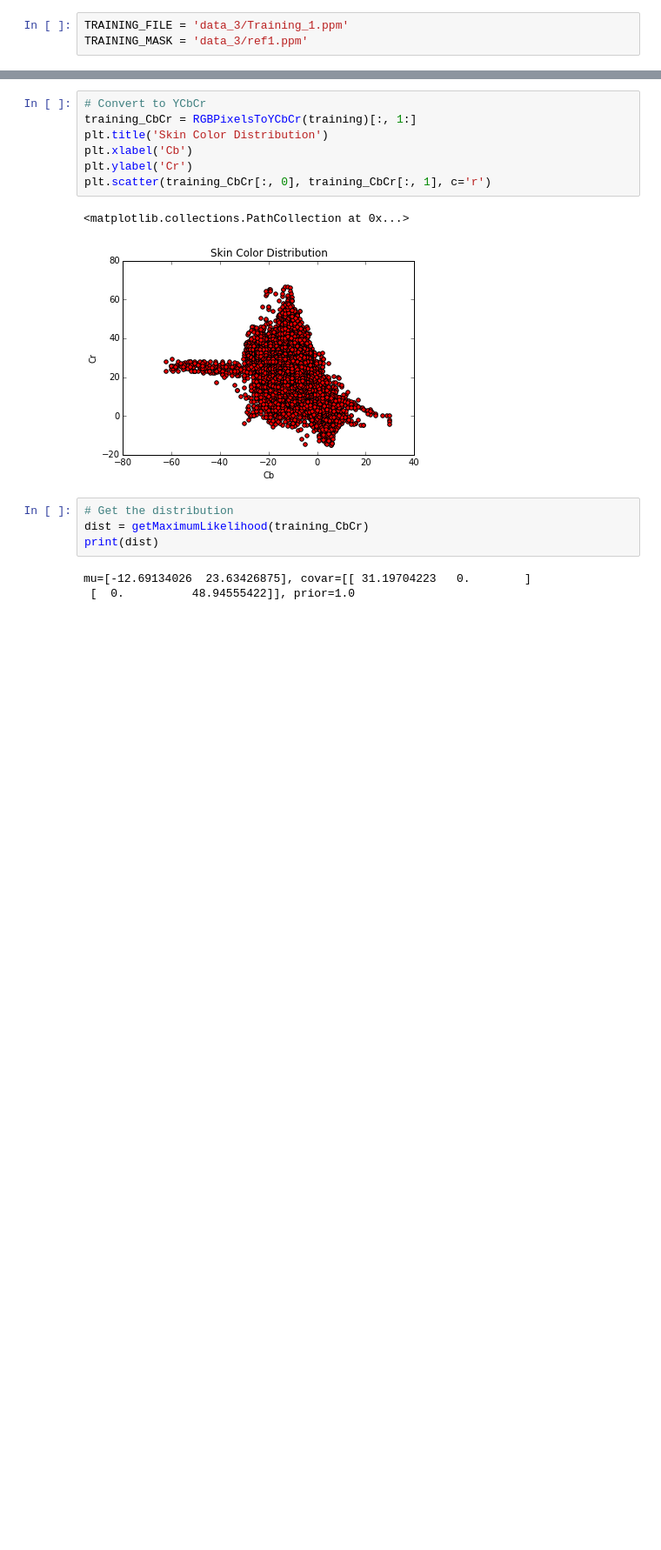
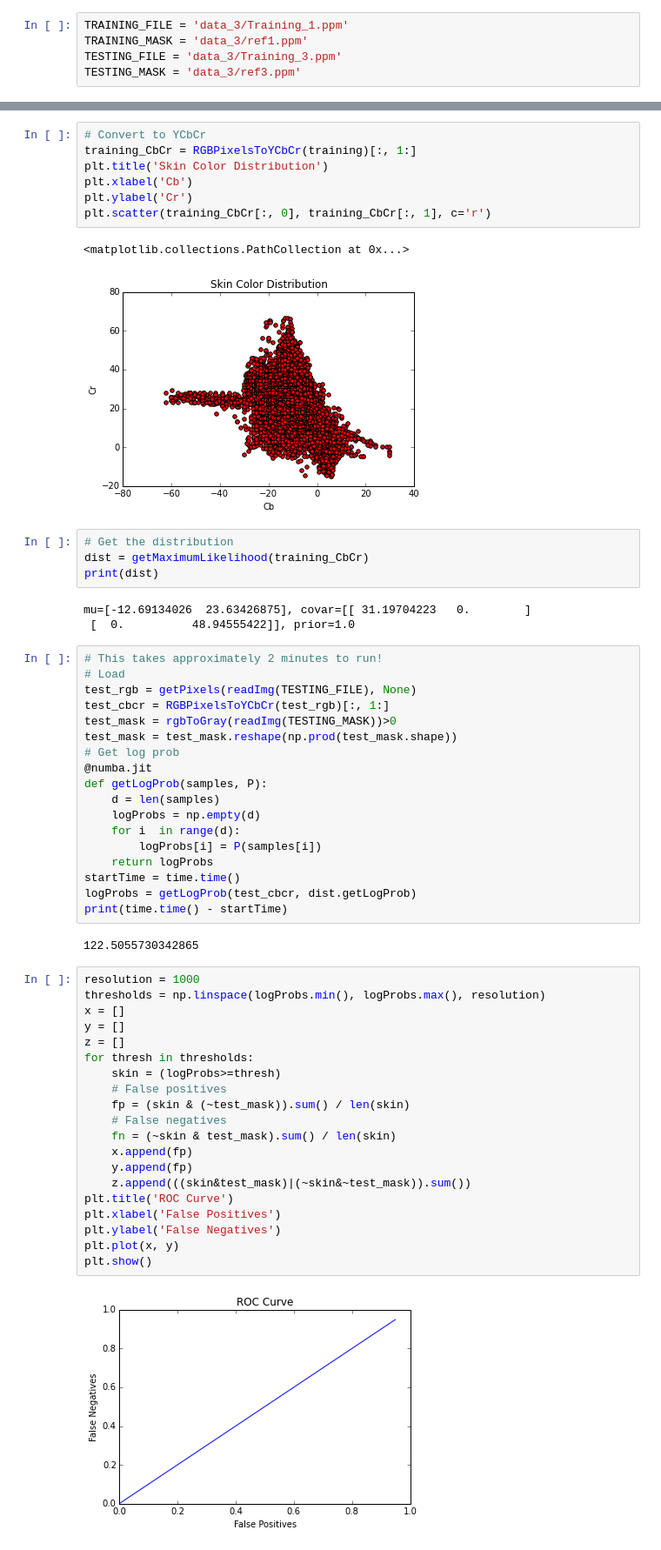
Before and after one commit to lavahot/Pattern-Recognition, a Jupyter notebook: Maximum-Likelihood/testing_3.ipynb, the cells around one changed output, grey strips where cells are left out. Shown at 87% size. Drawn from its saved outputs; the diff is of its cells as text; blank space fills up the shorter version.

Commit message:
Performed more testing for part 3

```diff
--- a/Maximum-Likelihood/testing_3.ipynb
+++ b/Maximum-Likelihood/testing_3.ipynb
@@ -8,6 +9,8 @@ from maximum_likelihood import *
 # %%
 TRAINING_FILE = 'data_3/Training_1.ppm'
 TRAINING_MASK = 'data_3/ref1.ppm'
+TESTING_FILE = 'data_3/Training_3.ppm'
+TESTING_MASK = 'data_3/ref3.ppm'
 # %%
 # Load training image
 img = readImg(TRAINING_FILE)
@@ -51,3 +54,45 @@ print(dist)
 # %% [output]
 mu=[-12.69134026  23.63426875], covar=[[ 31.19704223   0.        ]
  [  0.          48.94555422]], prior=1.0
+# %%
+# This takes approximately 2 minutes to run!
+# Load
+test_rgb = getPixels(readImg(TESTING_FILE), None)
+test_cbcr = RGBPixelsToYCbCr(test_rgb)[:, 1:]
+test_mask = rgbToGray(readImg(TESTING_MASK))>0
+test_mask = test_mask.reshape(np.prod(test_mask.shape))
+# Get log prob
+@numba.jit
+def getLogProb(samples, P):
+    d = len(samples)
+    logProbs = np.empty(d)
+    for i  in range(d):
+        logProbs[i] = P(samples[i])
+    return logProbs
+startTime = time.time()
+logProbs = getLogProb(test_cbcr, dist.getLogProb)
+print(time.time() - startTime)
+# %% [output]
+122.5055730342865
+# %%
+resolution = 1000
+thresholds = np.linspace(logProbs.min(), logProbs.max(), resolution)
+x = []
+y = []
+z = []
+for thresh in thresholds:
+    skin = (logProbs>=thresh)
+    # False positives
+    fp = (skin & (~test_mask)).sum() / len(skin)
+    # False negatives
+    fn = (~skin & test_mask).sum() / len(skin)
+    x.append(fp)
+    y.append(fp)
+    z.append(((skin&test_mask)|(~skin&~test_mask)).sum())
+plt.title('ROC Curve')
+plt.xlabel('False Positives')
+plt.ylabel('False Negatives')
+plt.plot(x, y)
+plt.show()
+# %% [output]
+[figure, added]
```
Also changed, not shown: parts of 3 cells of this notebook, 1 other file.
